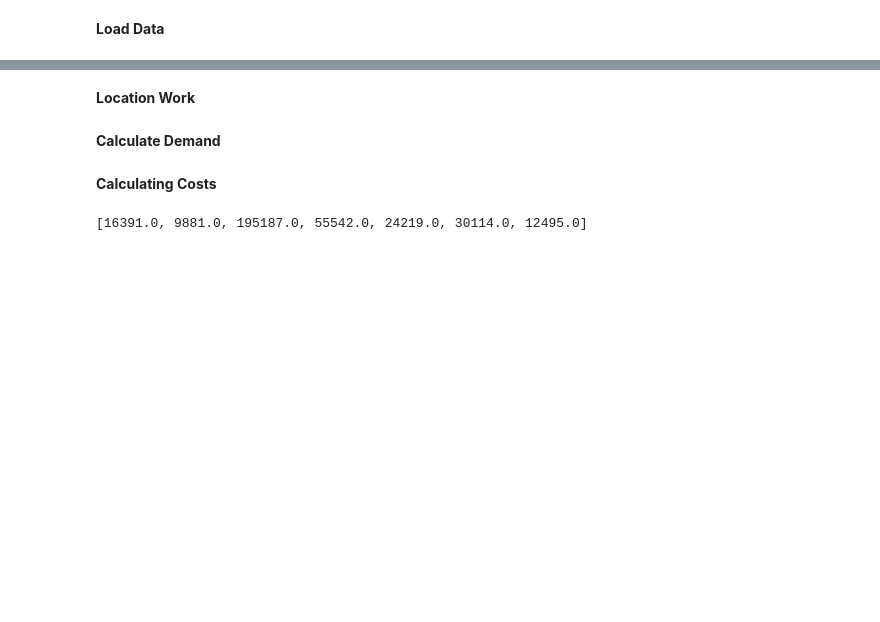
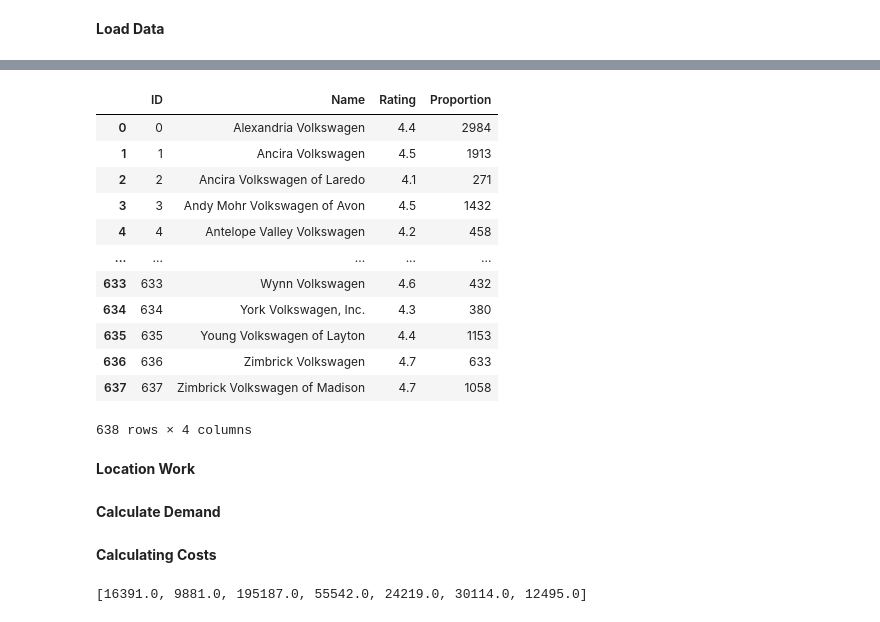
Before and after one commit to PurpleZenith/vw-scm, a Jupyter notebook: main.ipynb, the cells around one changed output, grey strips where cells are left out. Drawn from its saved outputs; the diff is of its cells as text; code cells hidden in the pictures; blank space fills up the shorter version.

```diff
--- a/main.ipynb
+++ b/main.ipynb
@@ -104,3 +145,19 @@ dealers = load_dealers()
+# %%
+load_dealer_demands()
+# %% [output]
+|  | ID | Name | Rating | Proportion |
+| 0 | 0 | Alexandria Volkswagen | 4.4 | 2984 |
+| 1 | 1 | Ancira Volkswagen | 4.5 | 1913 |
+| 2 | 2 | Ancira Volkswagen of Laredo | 4.1 | 271 |
+| 3 | 3 | Andy Mohr Volkswagen of Avon | 4.5 | 1432 |
+| 4 | 4 | Antelope Valley Volkswagen | 4.2 | 458 |
+| ... | ... | ... | ... | ... |
+| 633 | 633 | Wynn Volkswagen | 4.6 | 432 |
+| 634 | 634 | York Volkswagen, Inc. | 4.3 | 380 |
+| 635 | 635 | Young Volkswagen of Layton | 4.4 | 1153 |
+| 636 | 636 | Zimbrick Volkswagen | 4.7 | 633 |
+| 637 | 637 | Zimbrick Volkswagen of Madison | 4.7 | 1058 |
+638 rows × 4 columns
 # %% [markdown]
 **Location Work**
 # %%
```
Also changed, not shown: parts of 12 cells of this notebook.
